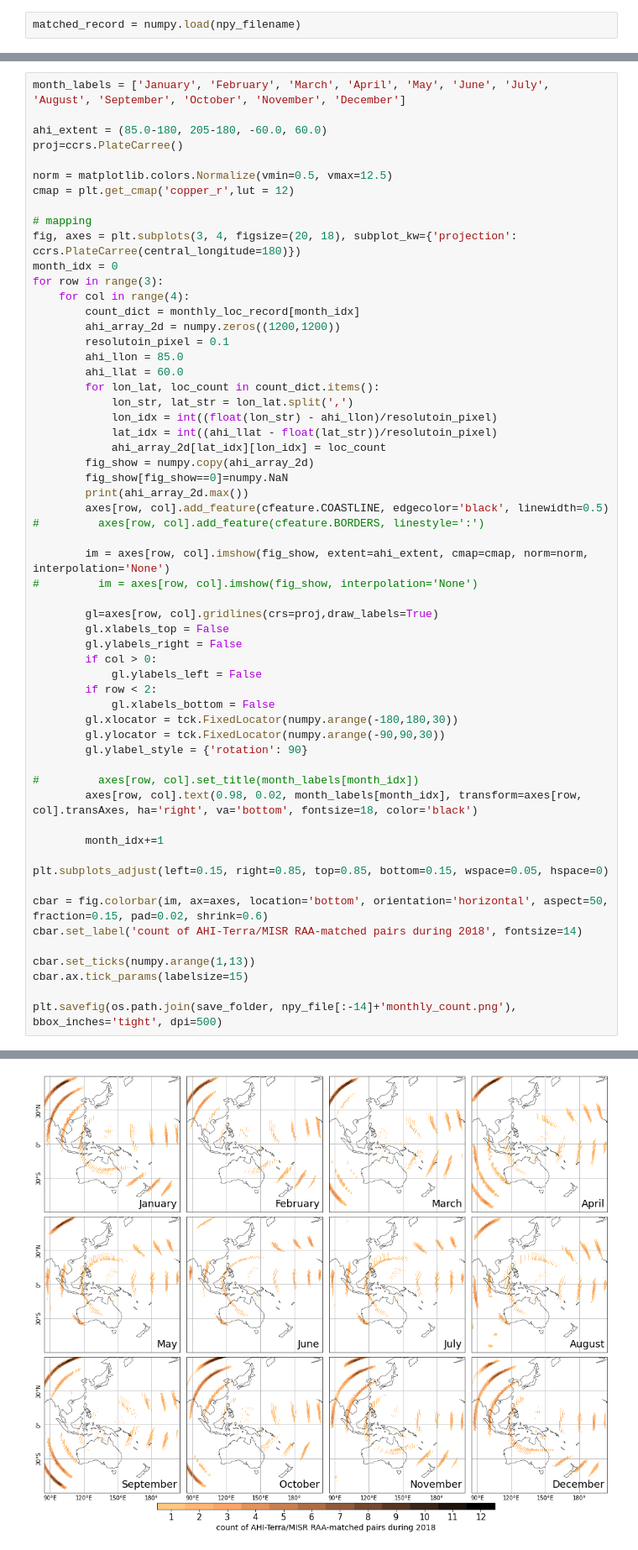
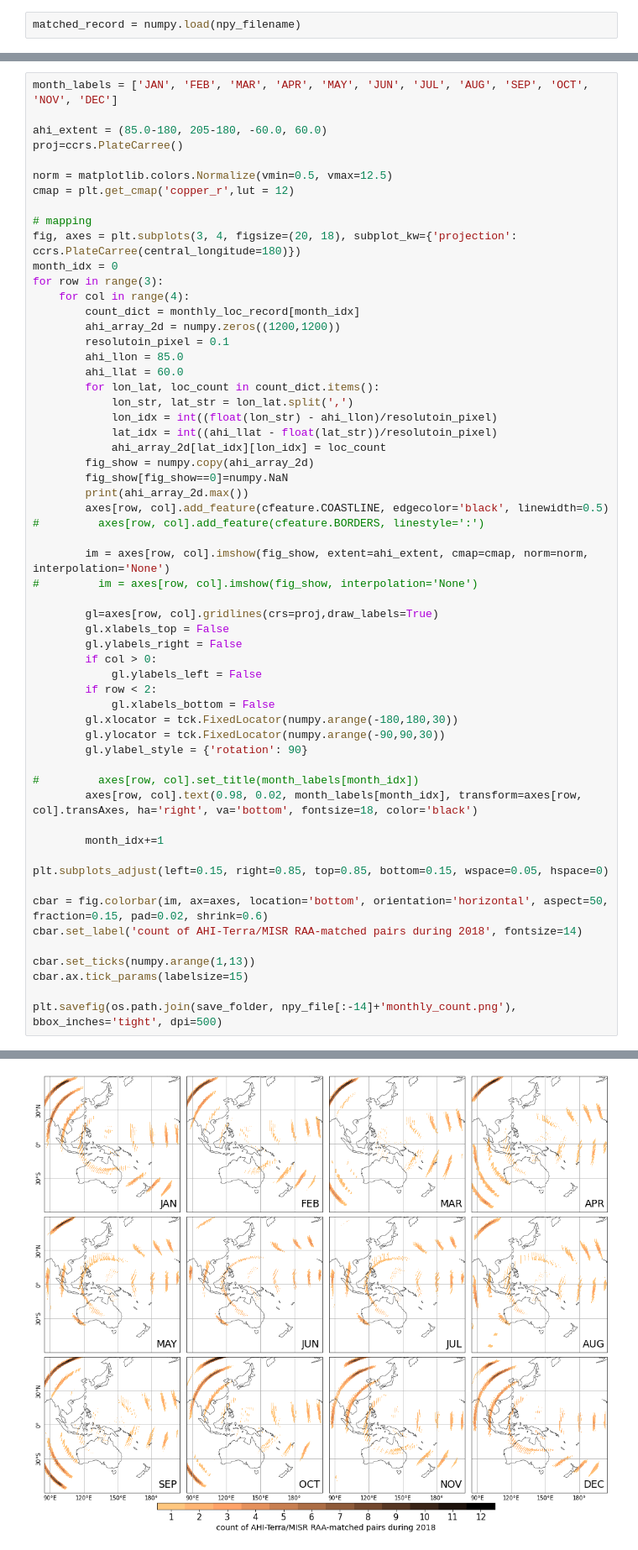
Before and after one commit to Bosh0113/MISR_AHI, a Jupyter notebook: Data_Screening/statistics/AHI-MISR/03_MISR_only_RAA_display.ipynb, the cells around one changed output, grey strips where cells are left out. Shown at 84% size. Cells and saved outputs as stored; diff of their text form.

```diff
--- a/Data_Screening/statistics/AHI-MISR/03_MISR_only_RAA_display.ipynb
+++ b/Data_Screening/statistics/AHI-MISR/03_MISR_only_RAA_display.ipynb
@@ -68,7 +68,7 @@ for mon_idx in range(1,13,1):
 #     with open(os.path.join(save_folder, npy_file[:-17]+'loc_count_' + month_str + '.txt'), 'w') as f:
 #         f.write(count_txt_str)
 # %%
-month_labels = ['January', 'February', 'March', 'April', 'May', 'June', 'July', 'August', 'September', 'October', 'November', 'December']
+month_labels = ['JAN', 'FEB', 'MAR', 'APR', 'MAY', 'JUN', 'JUL', 'AUG', 'SEP', 'OCT', 'NOV', 'DEC']
 
 ahi_extent = (85.0-180, 205-180, -60.0, 60.0)
 proj=ccrs.PlateCarree()
@@ -132,10 +132,10 @@ plt.savefig(os.path.join(save_folder, npy_file[:-14]+'monthly_count.png'), bbox_
 12.0
 11.0
 6.0
 5.0
 7.0
 12.0
 12.0
 11.0
 9.0
-[figure, old version]
+[figure, new version]
```
Also changed, not shown: parts of 1 cell of this notebook, 1 other file.
